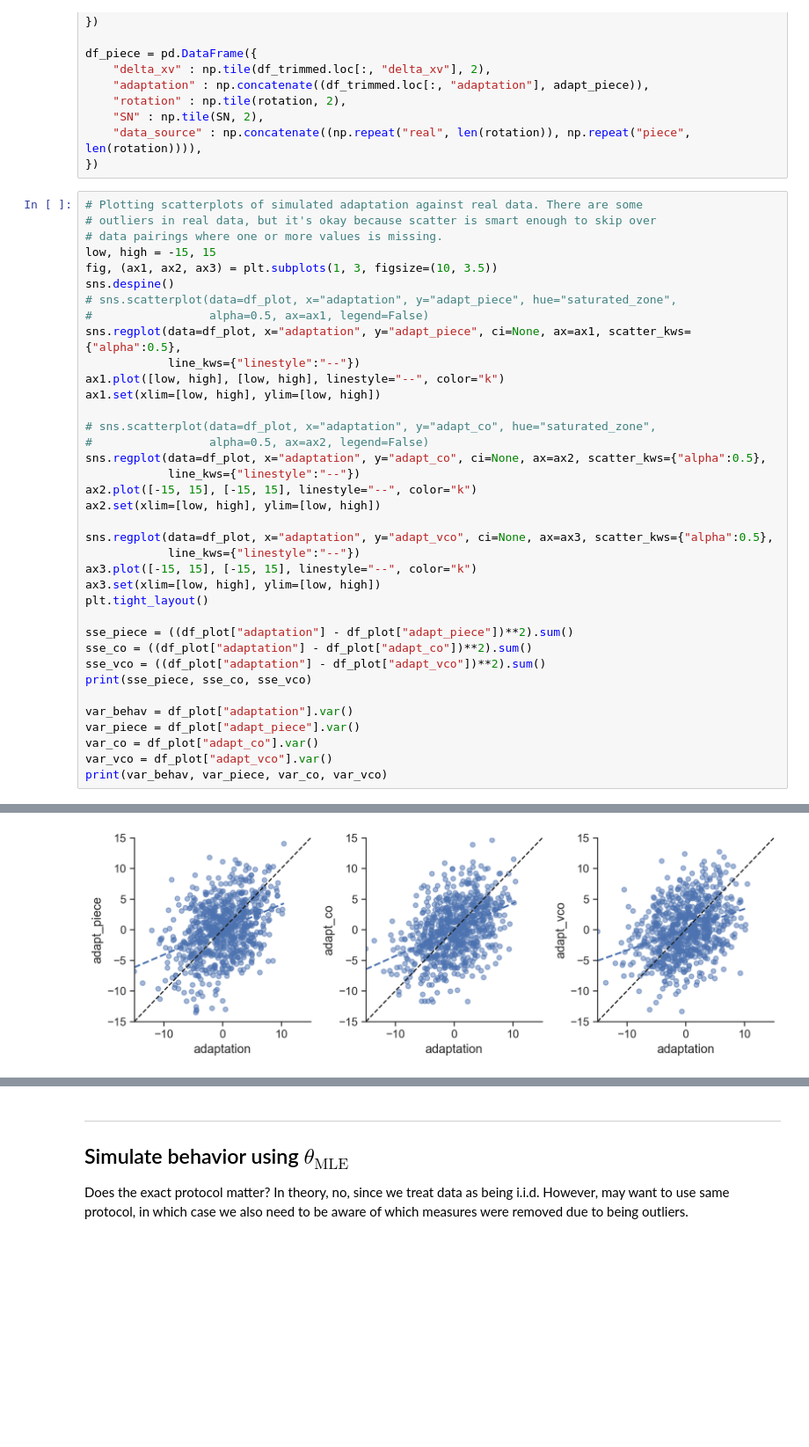
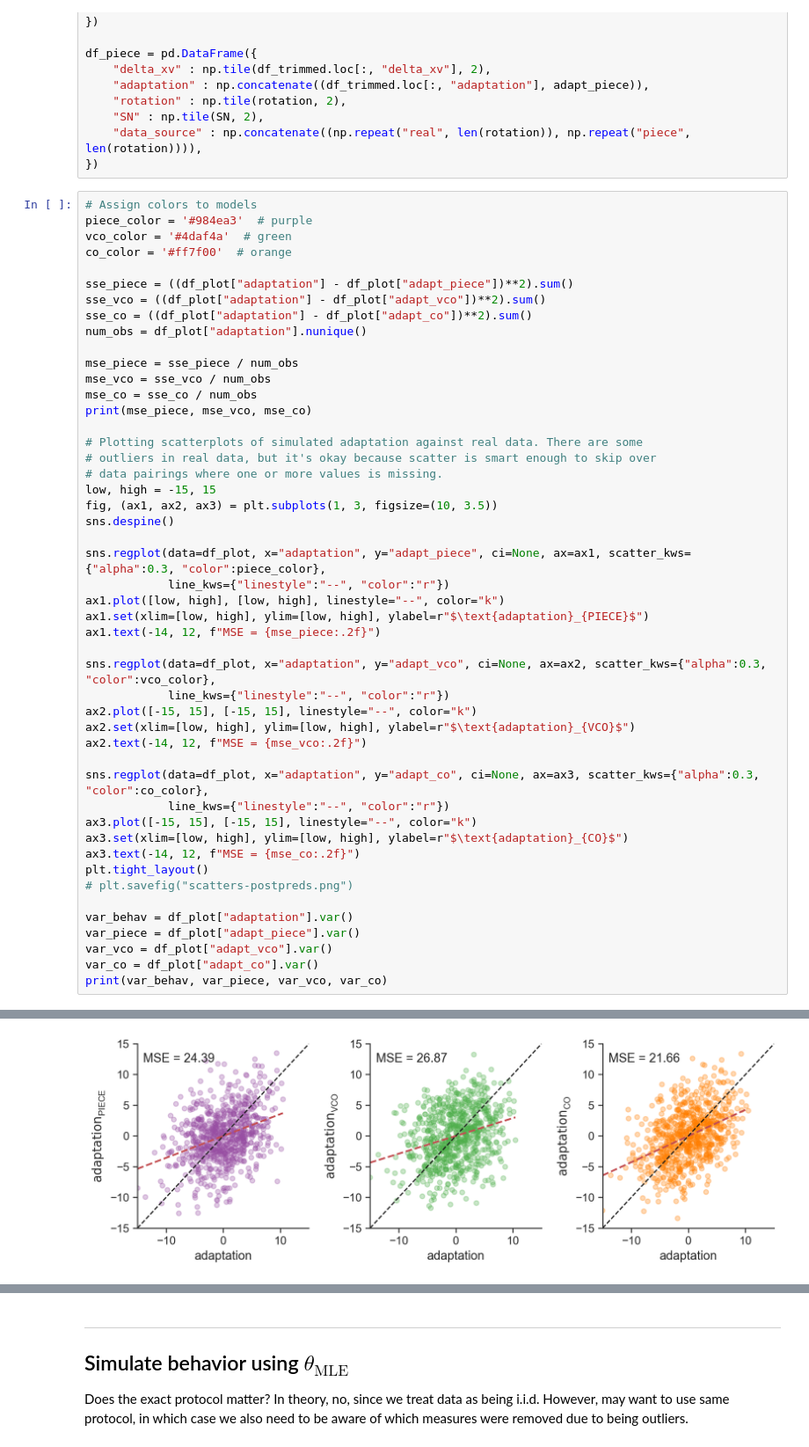
Before and after one commit to ccmlab-ubc/pertdetect-adapt, a Jupyter notebook: modeling/postpred-analysis.ipynb, the cells around one changed output, grey strips where cells are left out. Shown at 88% size. Saved outputs shown, nothing was run; the diff lists cells and outputs as text; blank space fills up the shorter version.

```diff
--- a/modeling/postpred-analysis.ipynb
+++ b/modeling/postpred-analysis.ipynb
@@ -154,40 +154,51 @@ df_piece = pd.DataFrame({
     "data_source" : np.concatenate((np.repeat("real", len(rotation)), np.repeat("piece", len(rotation)))),
 })
 # %%
+# Assign colors to models
+piece_color = '#984ea3'  # purple
+vco_color = '#4daf4a'  # green
+co_color = '#ff7f00'  # orange
+
+sse_piece = ((df_plot["adaptation"] - df_plot["adapt_piece"])**2).sum()
+sse_vco = ((df_plot["adaptation"] - df_plot["adapt_vco"])**2).sum()
+sse_co = ((df_plot["adaptation"] - df_plot["adapt_co"])**2).sum()
+num_obs = df_plot["adaptation"].nunique()
+
+mse_piece = sse_piece / num_obs
+mse_vco = sse_vco / num_obs
+mse_co = sse_co / num_obs
+print(mse_piece, mse_vco, mse_co)
+
 # Plotting scatterplots of simulated adaptation against real data. There are some
 # outliers in real data, but it's okay because scatter is smart enough to skip over
 # data pairings where one or more values is missing.
 low, high = -15, 15
 fig, (ax1, ax2, ax3) = plt.subplots(1, 3, figsize=(10, 3.5))
 sns.despine()
-# sns.scatterplot(data=df_plot, x="adaptation", y="adapt_piece", hue="saturated_zone",
-#                 alpha=0.5, ax=ax1, legend=False)
-sns.regplot(data=df_plot, x="adaptation", y="adapt_piece", ci=None, ax=ax1, scatter_kws={"alpha":0.5},
-            line_kws={"linestyle":"--"})
+
+sns.regplot(data=df_plot, x="adaptation", y="adapt_piece", ci=None, ax=ax1, scatter_kws={"alpha":0.3, "color":piece_color},
+            line_kws={"linestyle":"--", "color":"r"})
 ax1.plot([low, high], [low, high], linestyle="--", color="k")
-ax1.set(xlim=[low, high], ylim=[low, high])
+ax1.set(xlim=[low, high], ylim=[low, high], ylabel=r"$\text{adaptation}_{PIECE}$")
+ax1.text(-14, 12, f"MSE = {mse_piece:.2f}")
 
-# sns.scatterplot(data=df_plot, x="adaptation", y="adapt_co", hue="saturated_zone",
-#                 alpha=0.5, ax=ax2, legend=False)
-sns.regplot(data=df_plot, x="adaptation", y="adapt_co", ci=None, ax=ax2, scatter_kws={"alpha":0.5},
-            line_kws={"linestyle":"--"})
+sns.regplot(data=df_plot, x="adaptation", y="adapt_vco", ci=None, ax=ax2, scatter_kws={"alpha":0.3, "color":vco_color},
+            line_kws={"linestyle":"--", "color":"r"})
 ax2.plot([-15, 15], [-15, 15], linestyle="--", color="k")
-ax2.set(xlim=[low, high], ylim=[low, high])
+ax2.set(xlim=[low, high], ylim=[low, high], ylabel=r"$\text{adaptation}_{VCO}$")
+ax2.text(-14, 12, f"MSE = {mse_vco:.2f}")
 
-sns.regplot(data=df_plot, x="adaptation", y="adapt_vco", ci=None, ax=ax3, scatter_kws={"alpha":0.5},
-            line_kws={"linestyle":"--"})
+sns.regplot(data=df_plot, x="adaptation", y="adapt_co", ci=None, ax=ax3, scatter_kws={"alpha":0.3, "color":co_color},
+            line_kws={"linestyle":"--", "color":"r"})
 ax3.plot([-15, 15], [-15, 15], linestyle="--", color="k")
-ax3.set(xlim=[low, high], ylim=[low, high])
+ax3.set(xlim=[low, high], ylim=[low, high], ylabel=r"$\text{adaptation}_{CO}$")
+ax3.text(-14, 12, f"MSE = {mse_co:.2f}")
 plt.tight_layout()
-
-sse_piece = ((df_plot["adaptation"] - df_plot["adapt_piece"])**2).sum()
-sse_co = ((df_plot["adaptation"] - df_plot["adapt_co"])**2).sum()
-sse_vco = ((df_plot["adaptation"] - df_plot["adapt_vco"])**2).sum()
-print(sse_piece, sse_co, sse_vco)
+# plt.savefig("scatters-postpreds.png")
 
 var_behav = df_plot["adaptation"].var()
 var_piece = df_plot["adapt_piece"].var()
+var_vco = df_plot["adapt_vco"].var()
 var_co = df_plot["adapt_co"].var()
-var_vco = df_plot["adapt_vco"].var()
-print(var_behav, var_piece, var_co, var_vco)
+print(var_behav, var_piece, var_vco, var_co)
 # %% [output]
@@ -196,4 +207,4 @@ print(var_behav, var_piece, var_co, var_vco)
-[figure, old version]
+[figure, new version]
 # %%
 # Plot comparisons of response distributions at each pert level
 fig, (ax1, ax2, ax3) = plt.subplots(3, 1, figsize=(7.5, 15))
```
Also changed, not shown: parts of 2 cells of this notebook, 8 other files.
